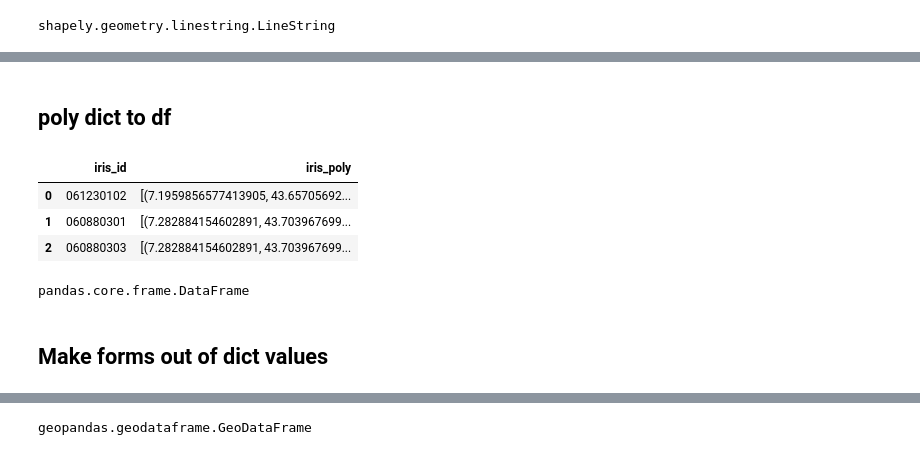
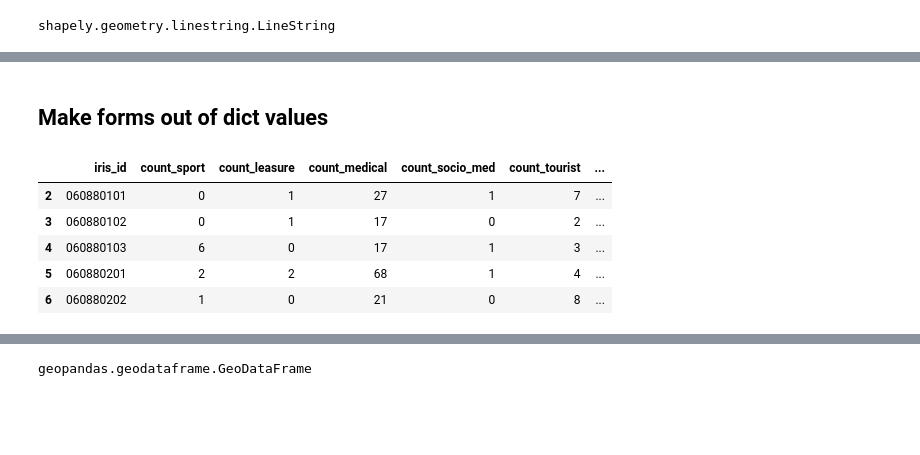
Before and after one commit to eangelid/trampact, a Jupyter notebook: notebooks/mchistya_iris_poly_coord_dict.ipynb, the cells around one changed output, grey strips where cells are left out. Saved outputs shown, nothing was run; the diff lists cells and outputs as text; code cells hidden in the pictures; blank space fills up the shorter version.

```diff
--- a/notebooks/mchistya_iris_poly_coord_dict.ipynb
+++ b/notebooks/mchistya_iris_poly_coord_dict.ipynb
@@ -217,18 +142,15 @@ iris_poly_dict
-# %% [markdown]
-## poly dict to df
-# %%
-polygone_df=pd.DataFrame(iris_poly_dict.items(),columns=['iris_id','iris_poly'])
-polygone_df.head(3)
-# %% [output]
-|  | iris_id | iris_poly |
-| 0 | 061230102 | [(7.1959856577413905, 43.65705692... |
-| 1 | 060880301 | [(7.282884154602891, 43.703967699... |
-| 2 | 060880303 | [(7.282884154602891, 43.703967699... |
-# %%
-type(polygone_df)
-# %% [output]
-pandas.core.frame.DataFrame
 # %% [markdown]
 ## Make forms out of dict values
 # %%
 agg_t2=pd.read_csv('../raw_data/bpe_t2_agg_iris_clean.csv')
+agg_t2.columns=agg_t2.iloc[0]
+agg_t2.drop(agg_t2.index[[0,1]],inplace=True)
+agg_t2.rename(columns={list(agg_t2)[0]:'iris_id',list(agg_t2)[-2]:'iris_with_t1',list(agg_t2)[-1]:'iris_with_t2'},inplace=True)
+agg_t2.head()
+# %% [output]
+|  | iris_id | count_sport | count_leasure | count_medical | count_socio_med | count_tourist | ... |
+| 2 | 060880101 | 0 | 1 | 27 | 1 | 7 | ... |
+| 3 | 060880102 | 0 | 1 | 17 | 0 | 2 | ... |
+| 4 | 060880103 | 6 | 0 | 17 | 1 | 3 | ... |
+| 5 | 060880201 | 2 | 2 | 68 | 1 | 4 | ... |
+| 6 | 060880202 | 1 | 0 | 21 | 0 | 8 | ... |
```
Also changed, not shown: parts of 52 cells of this notebook, 3 other files.
